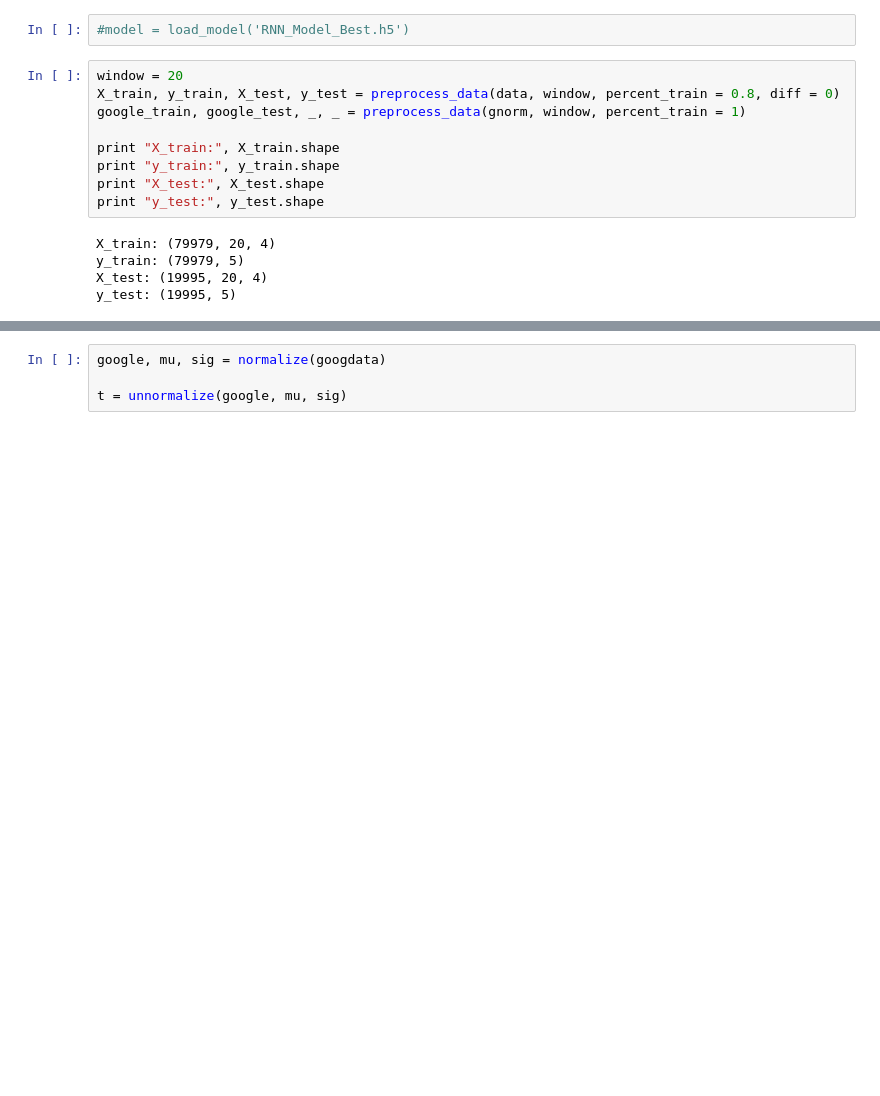
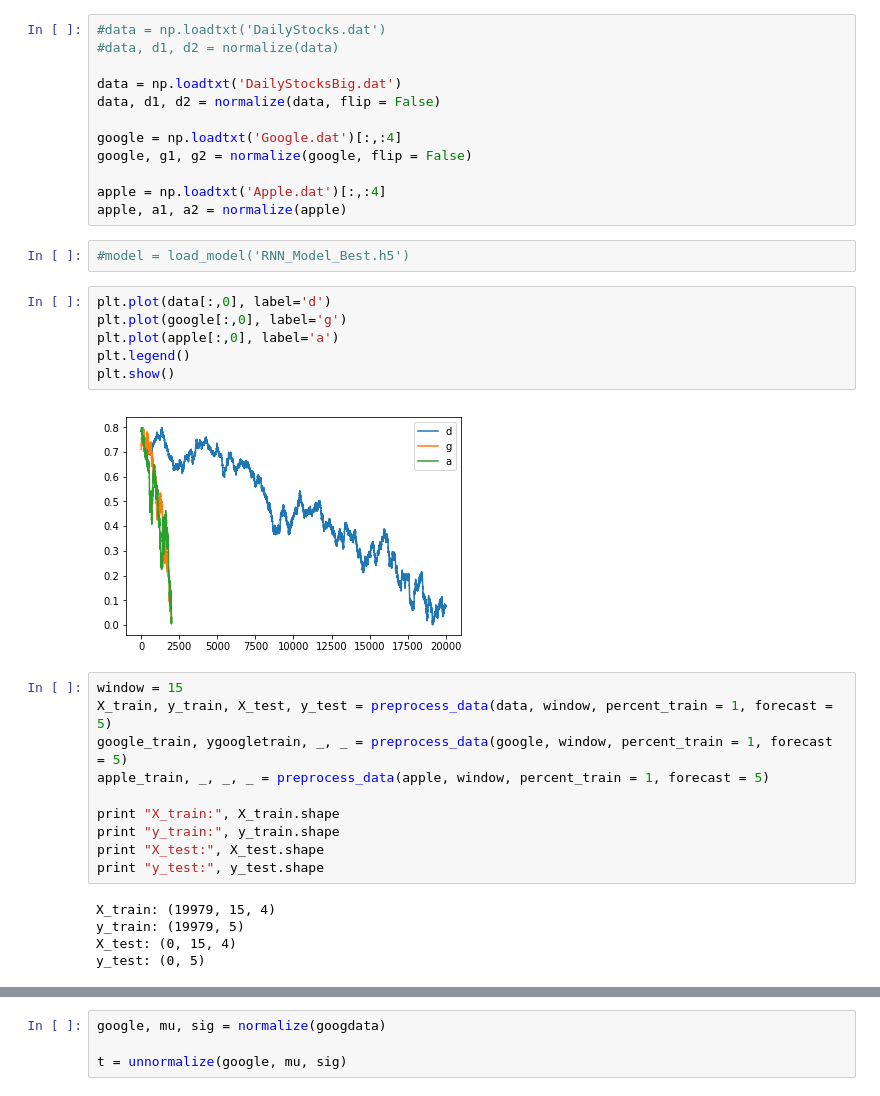
Before and after one commit to bmetherall/Machine_Learning_Stocks, a Jupyter notebook: RNN.ipynb, the cells around one changed output, grey strips where cells are left out. Cells and saved outputs as stored; diff of their text form; blank space fills up the shorter version.

```diff
--- a/RNN.ipynb
+++ b/RNN.ipynb
@@ -117,16 +109,37 @@ gnorm, _, _ = normalize(googdata)
+# %%
+#data = np.loadtxt('DailyStocks.dat')
+#data, d1, d2 = normalize(data)
+
+data = np.loadtxt('DailyStocksBig.dat')
+data, d1, d2 = normalize(data, flip = False)
+
+google = np.loadtxt('Google.dat')[:,:4]
+google, g1, g2 = normalize(google, flip = False)
+
+apple = np.loadtxt('Apple.dat')[:,:4]
+apple, a1, a2 = normalize(apple)
 # %%
 #model = load_model('RNN_Model_Best.h5')
+# %%
+plt.plot(data[:,0], label='d')
+plt.plot(google[:,0], label='g')
+plt.plot(apple[:,0], label='a')
+plt.legend()
+plt.show()
+# %% [output]
+[figure, added]
 # %%
-window = 20
-X_train, y_train, X_test, y_test = preprocess_data(data, window, percent_train = 0.8, diff = 0)
-google_train, google_test, _, _ = preprocess_data(gnorm, window, percent_train = 1)
+window = 15
+X_train, y_train, X_test, y_test = preprocess_data(data, window, percent_train = 1, forecast = 5)
+google_train, ygoogletrain, _, _ = preprocess_data(google, window, percent_train = 1, forecast = 5)
+apple_train, _, _, _ = preprocess_data(apple, window, percent_train = 1, forecast = 5)
 
 print "X_train:", X_train.shape
 print "y_train:", y_train.shape
 print "X_test:", X_test.shape
 print "y_test:", y_test.shape
 # %% [output]
-X_train: (79979, 20, 4)
-y_train: (79979, 5)
-X_test: (19995, 20, 4)
-y_test: (19995, 5)
+X_train: (19979, 15, 4)
+y_train: (19979, 5)
+X_test: (0, 15, 4)
+y_test: (0, 5)
```
Also changed, not shown: parts of 16 cells of this notebook, 2 other files.
